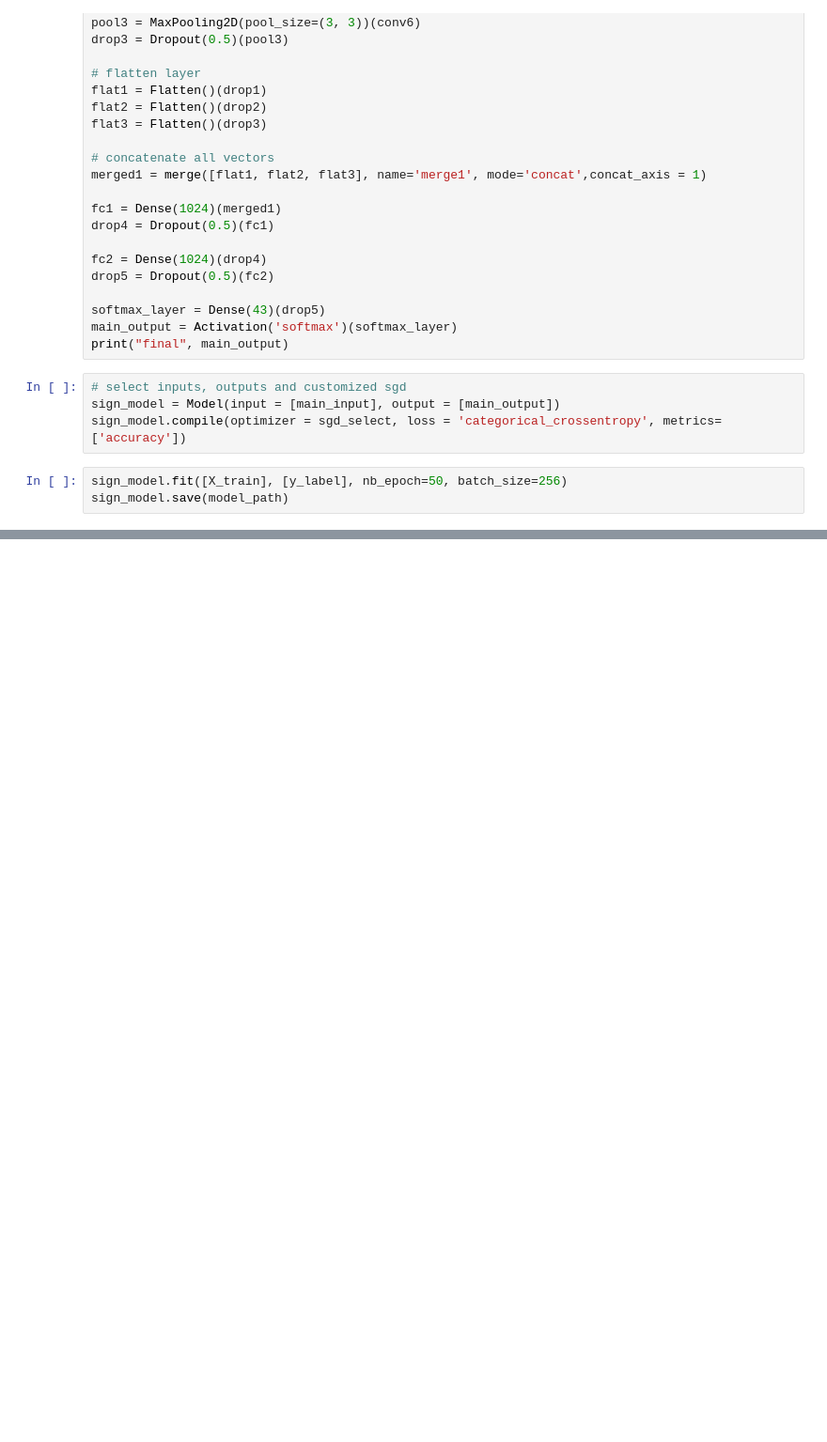
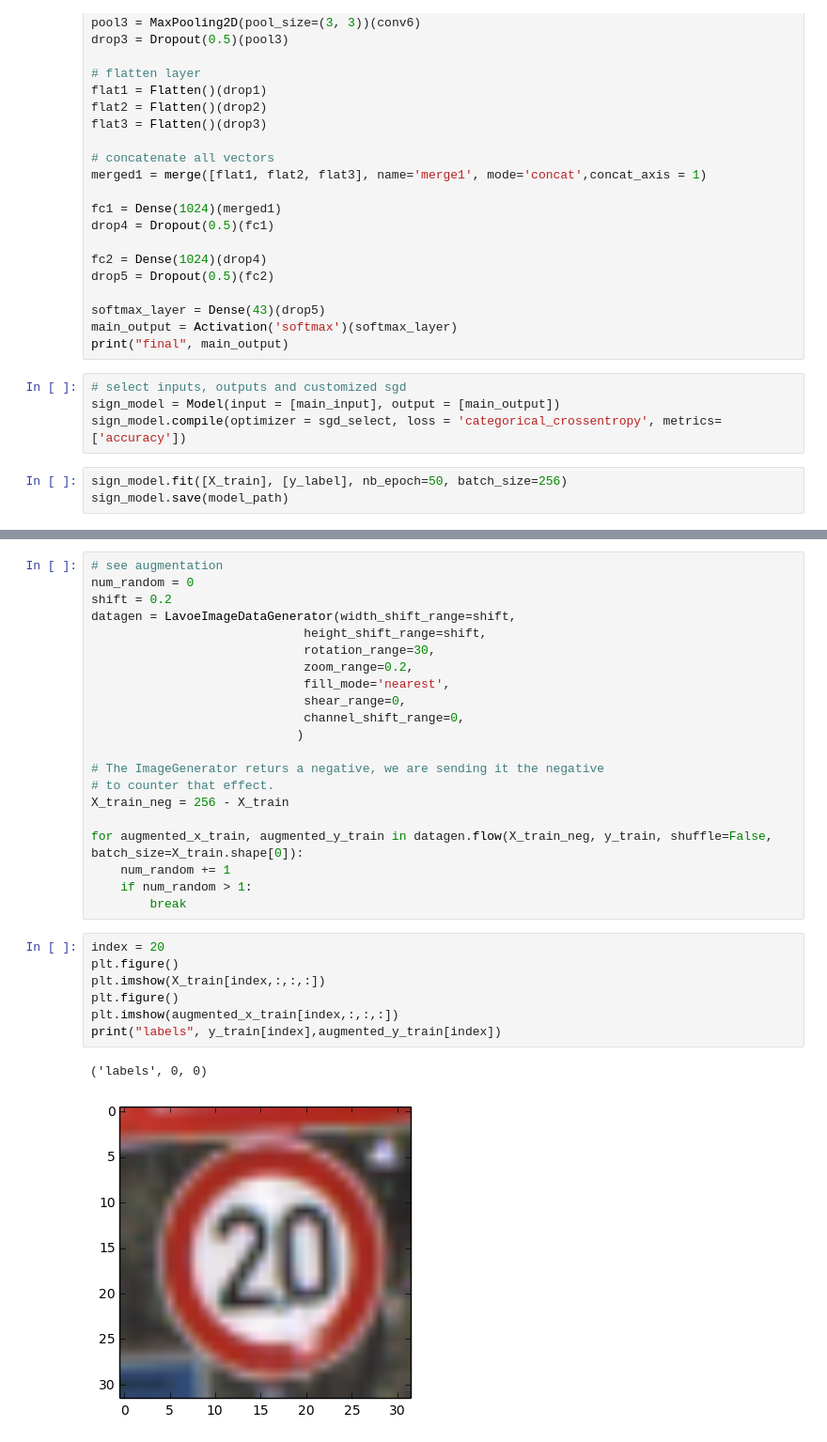
Before and after one commit to eldarial/traffic_project, a Jupyter notebook: train_traffic_network.ipynb, the cells around one changed output, grey strips where cells are left out. Shown: that part at 94% size. Drawn from its saved outputs; the diff is of its cells as text; blank space fills up the shorter version.

Commit message:
added keras imagegenerator function

```diff
--- a/train_traffic_network.ipynb
+++ b/train_traffic_network.ipynb
@@ -110,0 +396,31 @@ sign_model.save(model_path)
+# %%
+# see augmentation
+num_random = 0
+shift = 0.2
+datagen = LavoeImageDataGenerator(width_shift_range=shift,
+                             height_shift_range=shift,
+                             rotation_range=30,
+                             zoom_range=0.2,
+                             fill_mode='nearest',
+                             shear_range=0,
+                             channel_shift_range=0,
+                            )
+
+# The ImageGenerator returs a negative, we are sending it the negative
+# to counter that effect.
+X_train_neg = 256 - X_train
+
+for augmented_x_train, augmented_y_train in datagen.flow(X_train_neg, y_train, shuffle=False, batch_size=X_train.shape[0]):
+    num_random += 1
+    if num_random > 1:
+        break
+# %%
+index = 20
+plt.figure()
+plt.imshow(X_train[index,:,:,:])
+plt.figure()
+plt.imshow(augmented_x_train[index,:,:,:])
+print("labels", y_train[index],augmented_y_train[index])
+# %% [output]
+('labels', 0, 0)
+[figure, added]
```
Also changed, not shown: parts of 3 cells of this notebook.
